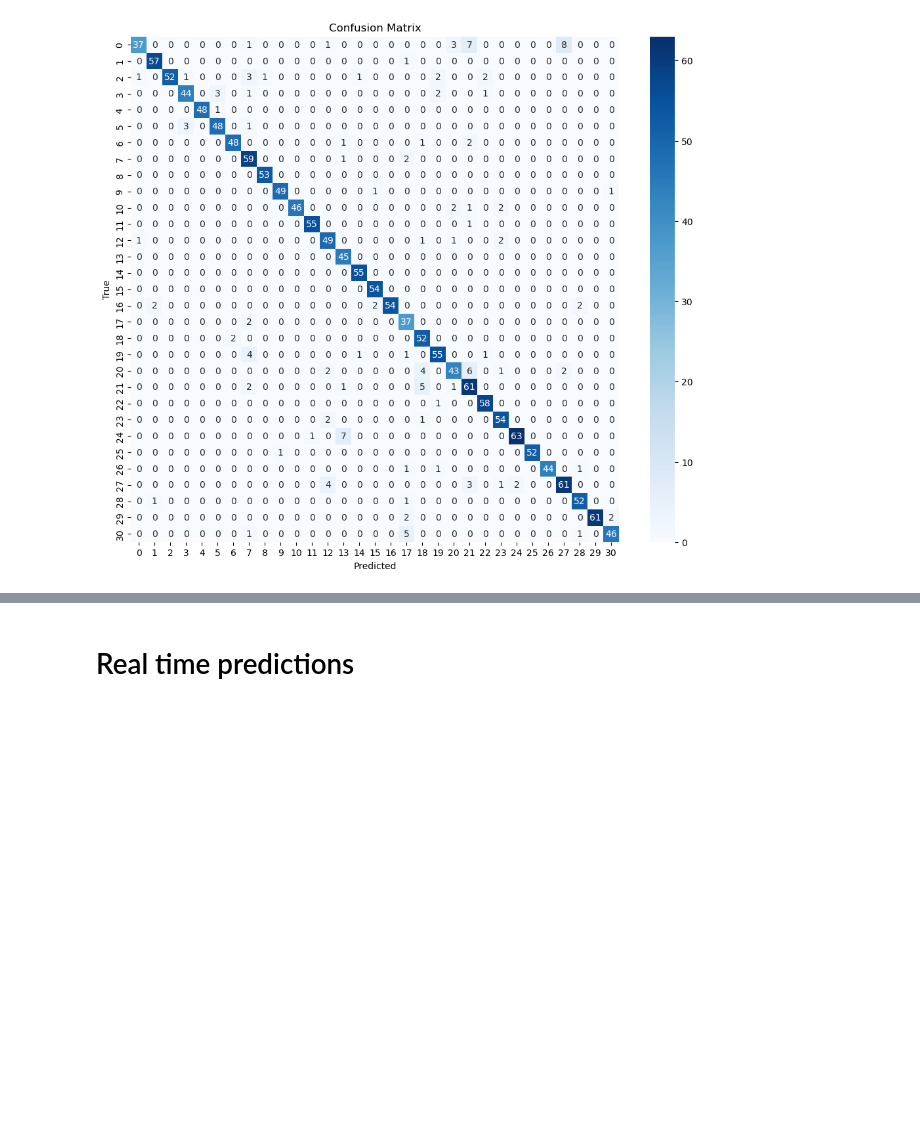
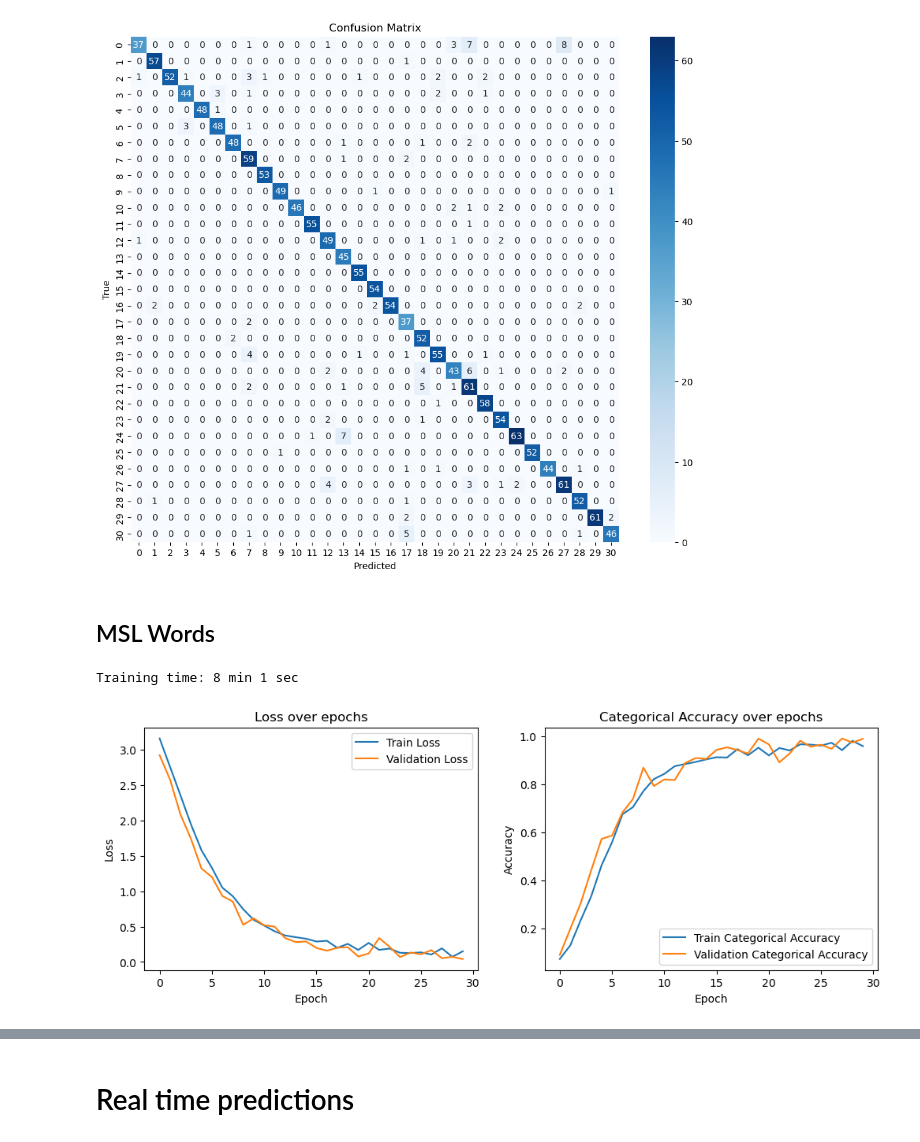
Before and after one commit to Mila-Slavkovska/Macedonian-Sign-Language, a Jupyter notebook: MSL.ipynb, the cells around one changed output, grey strips where cells are left out. Cells and saved outputs as stored; diff of their text form; code cells hidden in the pictures; blank space fills up the shorter version.

Commit message:
Add model for MSL words recognition

```diff
--- a/MSL.ipynb
+++ b/MSL.ipynb
@@ -581,0 +720,2 @@ x_train.shape, x_test.shape, y_train.shape, y_test.shape
+# %%
+x_w_train, x_w_test, y_w_train, y_w_test = train_test_split(x_w, y_w, test_size=0.1)
@@ -646,0 +852,10 @@ Epoch 55/55
+# %%
+model1 = Sequential()
+model1.add(Input(shape=(30, 1662)))
+model1.add(LSTM(64, return_sequences=True))
+model1.add(LSTM(128, return_sequences=True))
+model1.add(LSTM(64, return_sequences=False))
+model1.add(Dropout(0.1))
+model1.add(Dense(64, activation='relu'))
+model1.add(Dense(32, activation='relu'))
+model1.add(Dense(words.shape[0], activation='softmax'))
@@ -646,0 +886,7 @@ Epoch 55/55
+# %%
+optimizer = Adam(learning_rate=0.0001)
+model1.compile(optimizer=optimizer, loss='categorical_crossentropy', metrics=['categorical_accuracy'])
+# %%
+start_time1 = time.time()
+history1 = model1.fit(x_w_train, y_w_train, epochs=20, validation_split=0.1, callbacks=[tb_callback])
+end_time1 = time.time()
@@ -727,3 +1090,39 @@ plt.show()
 model.save('alphabet92.keras')
 # %%
 model.load_weights('alphabet92.keras')
+# %% [markdown]
+## MSL Words
+# %%
+elapsed_time1 = end_time1 - start_time1
+minutes1 = int(elapsed_time1 // 60)
+seconds1 = int(elapsed_time1 % 60)
+
+print(f"Training time: {minutes1} min {seconds1} sec")
+# %% [output]
+Training time: 8 min 1 sec
+# %%
+# Plot training & validation loss values
+plt.figure(figsize=(12, 4))
+
+plt.subplot(1, 2, 1)
+plt.plot(history1.history['loss'], label='Train Loss')
+if 'val_loss' in history1.history:
+    plt.plot(history1.history['val_loss'], label='Validation Loss')
+plt.title('Loss over epochs')
+plt.xlabel('Epoch')
+plt.ylabel('Loss')
+plt.legend()
+
+# Plot training & validation accuracy values
+plt.subplot(1, 2, 2)
+plt.plot(history1.history['categorical_accuracy'], label='Train Categorical Accuracy')
+if 'val_categorical_accuracy' in history1.history:
+    plt.plot(history1.history['val_categorical_accuracy'], label='Validation Categorical Accuracy')
+plt.title('Categorical Accuracy over epochs')
+plt.xlabel('Epoch')
+plt.ylabel('Accuracy')
+plt.legend()
+
+plt.show()
+# %% [output]
+[figure, added]
```
Also changed, not shown: parts of 56 cells of this notebook.
